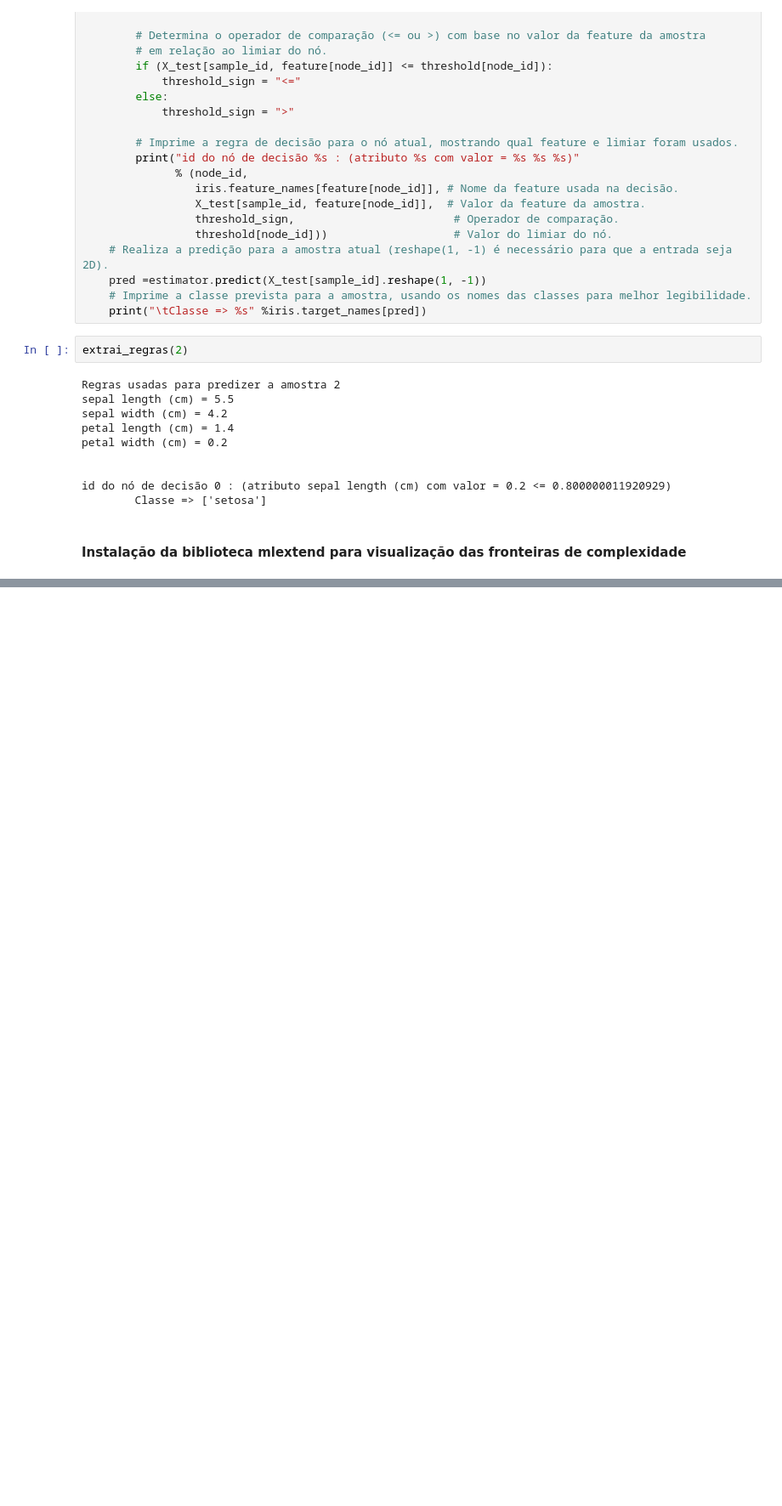
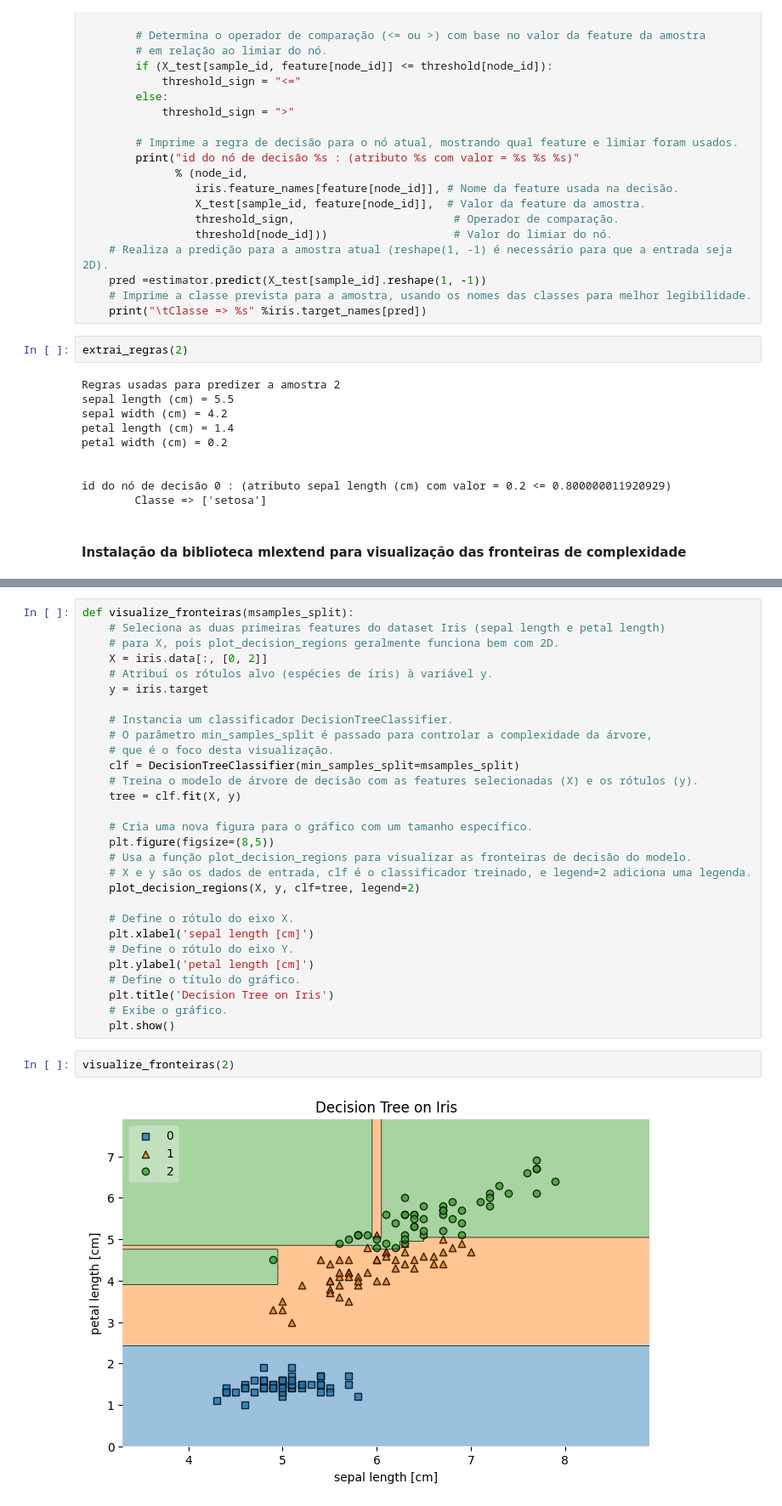
Before and after one commit to CostaPaiiva/Machine-Learning-Portfolio, a Jupyter notebook: 7-Arvore-decisao/Arvore-decisao.ipynb, the cells around one changed output, grey strips where cells are left out. Shown at 85% size. Cells and saved outputs as stored; diff of their text form; blank space fills up the shorter version.

```diff
--- a/7-Arvore-decisao/Arvore-decisao.ipynb
+++ b/7-Arvore-decisao/Arvore-decisao.ipynb
@@ -496,0 +553,33 @@ id do nó de decisão 0 : (atributo sepal length (cm) com valor = 0.2 <= 0.80000
+# %%
+def visualize_fronteiras(msamples_split):
+    # Seleciona as duas primeiras features do dataset Iris (sepal length e petal length)
+    # para X, pois plot_decision_regions geralmente funciona bem com 2D.
+    X = iris.data[:, [0, 2]]
+    # Atribui os rótulos alvo (espécies de íris) à variável y.
+    y = iris.target
+
+    # Instancia um classificador DecisionTreeClassifier.
+    # O parâmetro min_samples_split é passado para controlar a complexidade da árvore,
+    # que é o foco desta visualização.
+    clf = DecisionTreeClassifier(min_samples_split=msamples_split)
+    # Treina o modelo de árvore de decisão com as features selecionadas (X) e os rótulos (y).
+    tree = clf.fit(X, y)
+
+    # Cria uma nova figura para o gráfico com um tamanho específico.
+    plt.figure(figsize=(8,5))
+    # Usa a função plot_decision_regions para visualizar as fronteiras de decisão do modelo.
+    # X e y são os dados de entrada, clf é o classificador treinado, e legend=2 adiciona uma legenda.
+    plot_decision_regions(X, y, clf=tree, legend=2)
+
+    # Define o rótulo do eixo X.
+    plt.xlabel('sepal length [cm]')
+    # Define o rótulo do eixo Y.
+    plt.ylabel('petal length [cm]')
+    # Define o título do gráfico.
+    plt.title('Decision Tree on Iris')
+    # Exibe o gráfico.
+    plt.show()
+# %%
+visualize_fronteiras(2)
+# %% [output]
+[figure, added]
```
Also changed, not shown: parts of 6 cells of this notebook, 1 other file.
